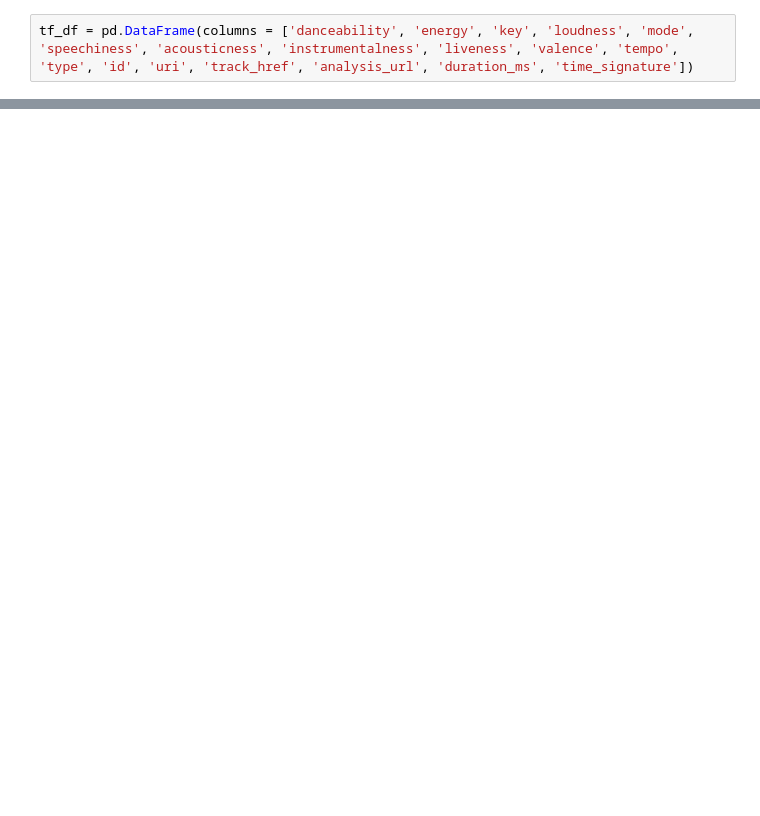
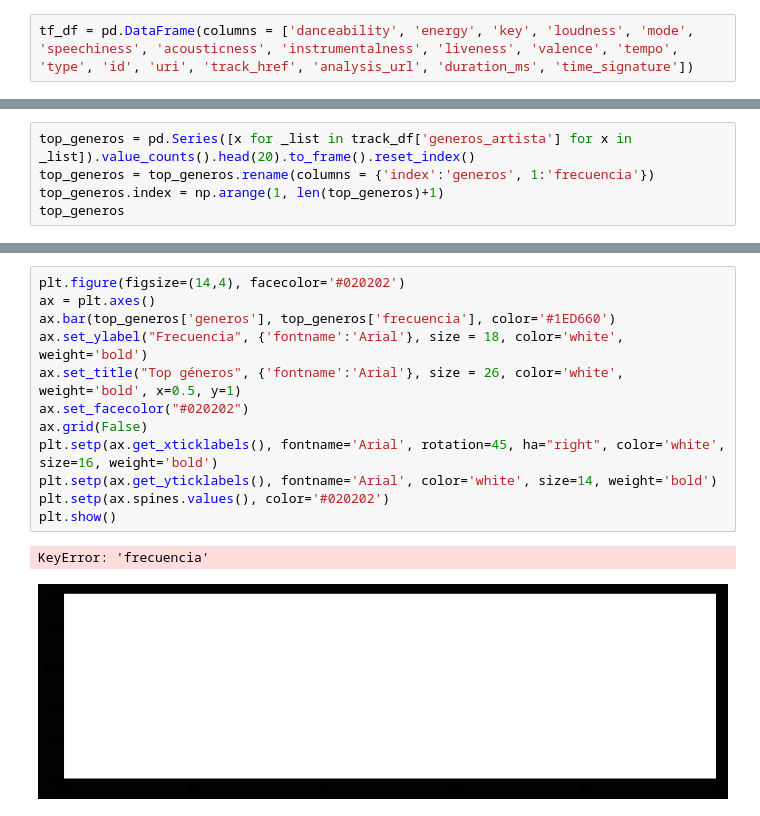
Before and after one commit to GaryVT/Sapotify, a Jupyter notebook: sapotify.ipynb, the cells around one changed output, grey strips where cells are left out. Drawn from its saved outputs; the diff is of its cells as text; blank space fills up the shorter version.

```diff
--- a/sapotify.ipynb
+++ b/sapotify.ipynb
@@ -159,0 +349,5 @@ be continued...
+# %%
+top_generos = pd.Series([x for _list in track_df['generos_artista'] for x in _list]).value_counts().head(20).to_frame().reset_index()
+top_generos = top_generos.rename(columns = {'index':'generos', 1:'frecuencia'})
+top_generos.index = np.arange(1, len(top_generos)+1)
+top_generos
@@ -159,0 +372,15 @@ be continued...
+# %%
+plt.figure(figsize=(14,4), facecolor='#020202')
+ax = plt.axes()
+ax.bar(top_generos['generos'], top_generos['frecuencia'], color='#1ED660')
+ax.set_ylabel("Frecuencia", {'fontname':'Arial'}, size = 18, color='white', weight='bold')
+ax.set_title("Top géneros", {'fontname':'Arial'}, size = 26, color='white', weight='bold', x=0.5, y=1)
+ax.set_facecolor("#020202")
+ax.grid(False)
+plt.setp(ax.get_xticklabels(), fontname='Arial', rotation=45, ha="right", color='white', size=16, weight='bold')
+plt.setp(ax.get_yticklabels(), fontname='Arial', color='white', size=14, weight='bold')
+plt.setp(ax.spines.values(), color='#020202')
+plt.show()
+# %% [output]
+KeyError: 'frecuencia'
+[figure, added]
```
Also changed, not shown: parts of 17 cells of this notebook, 1 other file.
